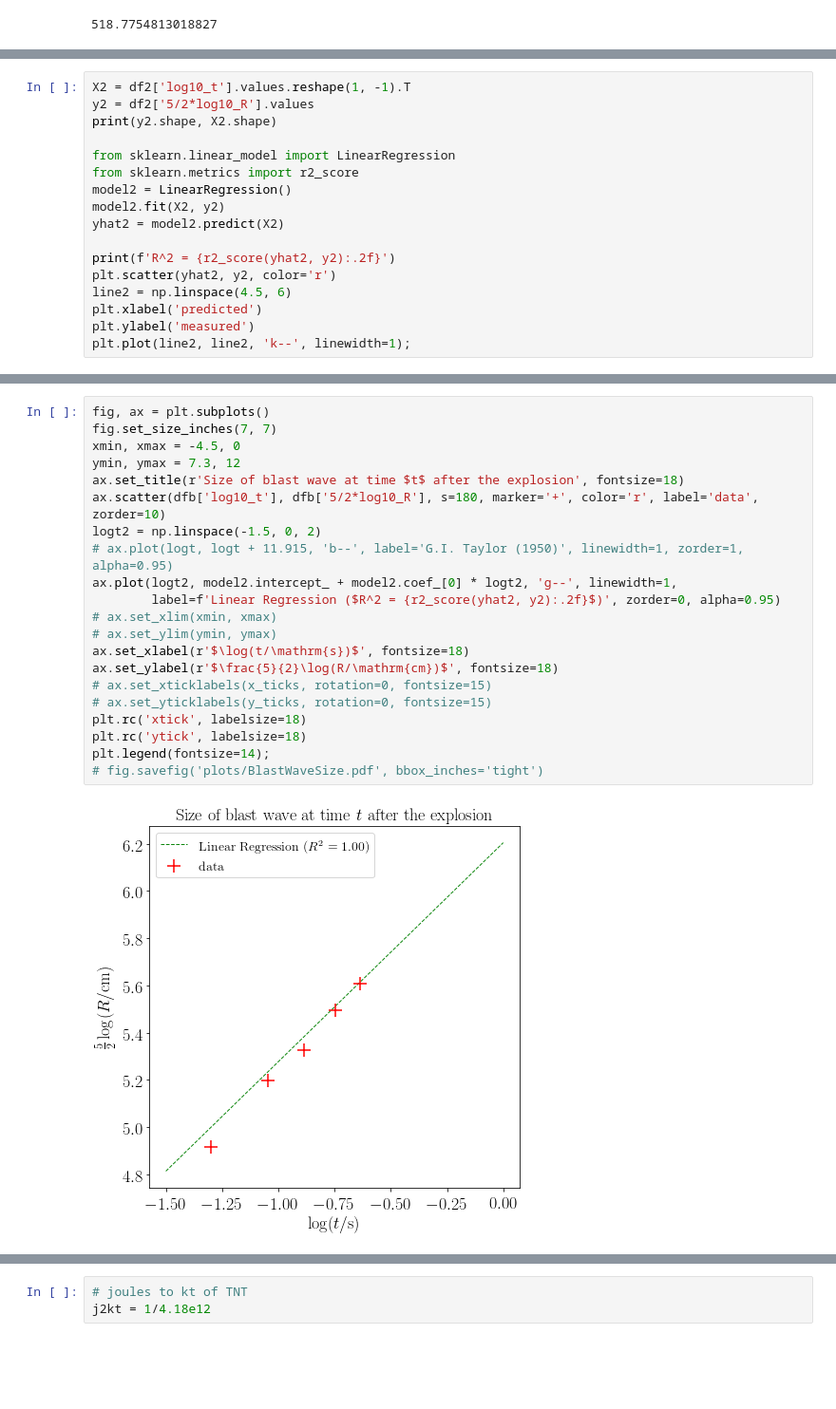
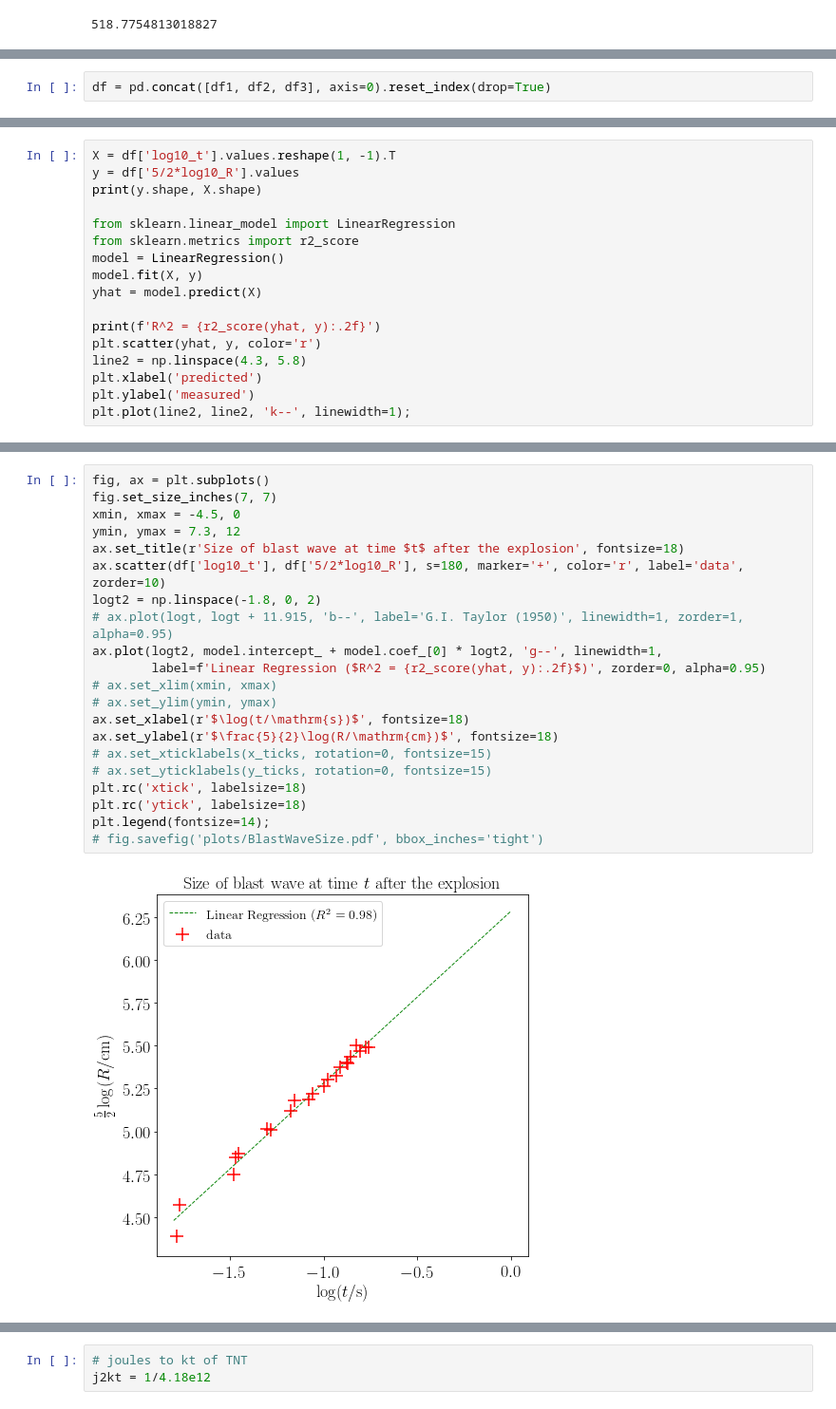
Before and after one commit to jsdiazpo/Physics-Digressions, a Jupyter notebook: Beirut-Explosion.ipynb, the cells around one changed output, grey strips where cells are left out. Shown: that part at 95% size. Cells and saved outputs as stored; diff of their text form; blank space fills up the shorter version.

```diff
--- a/Beirut-Explosion.ipynb
+++ b/Beirut-Explosion.ipynb
@@ -148,0 +143,2 @@ plt.rc('ytick',labelsize=18);
+# %%
+df = pd.concat([df1, df2, df3], axis=0).reset_index(drop=True)
@@ -149,17 +165,17 @@ plt.rc('ytick',labelsize=18);
 # %%
-X2 = df2['log10_t'].values.reshape(1, -1).T
-y2 = df2['5/2*log10_R'].values
-print(y2.shape, X2.shape)
+X = df['log10_t'].values.reshape(1, -1).T
+y = df['5/2*log10_R'].values
+print(y.shape, X.shape)
 
 from sklearn.linear_model import LinearRegression
 from sklearn.metrics import r2_score
-model2 = LinearRegression()
-model2.fit(X2, y2)
-yhat2 = model2.predict(X2)
+model = LinearRegression()
+model.fit(X, y)
+yhat = model.predict(X)
 
-print(f'R^2 = {r2_score(yhat2, y2):.2f}')
-plt.scatter(yhat2, y2, color='r')
-line2 = np.linspace(4.5, 6)
+print(f'R^2 = {r2_score(yhat, y):.2f}')
+plt.scatter(yhat, y, color='r')
+line2 = np.linspace(4.3, 5.8)
 plt.xlabel('predicted')
 plt.ylabel('measured')
 plt.plot(line2, line2, 'k--', linewidth=1);
@@ -174,24 +191,24 @@ model2.intercept_, model2.coef_[0]
 # %%
 fig, ax = plt.subplots()
 fig.set_size_inches(7, 7)
 xmin, xmax = -4.5, 0
 ymin, ymax = 7.3, 12
 ax.set_title(r'Size of blast wave at time $t$ after the explosion', fontsize=18)
-ax.scatter(dfb['log10_t'], dfb['5/2*log10_R'], s=180, marker='+', color='r', label='data', zorder=10)
-logt2 = np.linspace(-1.5, 0, 2)
+ax.scatter(df['log10_t'], df['5/2*log10_R'], s=180, marker='+', color='r', label='data', zorder=10)
+logt2 = np.linspace(-1.8, 0, 2)
 # ax.plot(logt, logt + 11.915, 'b--', label='G.I. Taylor (1950)', linewidth=1, zorder=1, alpha=0.95)
-ax.plot(logt2, model2.intercept_ + model2.coef_[0] * logt2, 'g--', linewidth=1,
-        label=f'Linear Regression ($R^2 = {r2_score(yhat2, y2):.2f}$)', zorder=0, alpha=0.95)
+ax.plot(logt2, model.intercept_ + model.coef_[0] * logt2, 'g--', linewidth=1,
+        label=f'Linear Regression ($R^2 = {r2_score(yhat, y):.2f}$)', zorder=0, alpha=0.95)
 # ax.set_xlim(xmin, xmax)
 # ax.set_ylim(ymin, ymax)
 ax.set_xlabel(r'$\log(t/\mathrm{s})$', fontsize=18)
 ax.set_ylabel(r'$\frac{5}{2}\log(R/\mathrm{cm})$', fontsize=18)
 # ax.set_xticklabels(x_ticks, rotation=0, fontsize=15)
 # ax.set_yticklabels(y_ticks, rotation=0, fontsize=15)
 plt.rc('xtick', labelsize=18)
 plt.rc('ytick', labelsize=18)
 plt.legend(fontsize=14);
 # fig.savefig('plots/BlastWaveSize.pdf', bbox_inches='tight')
 # %% [output]
-[figure, old version]
+[figure, new version]
 # %%
```
Also changed, not shown: parts of 15 cells of this notebook.
